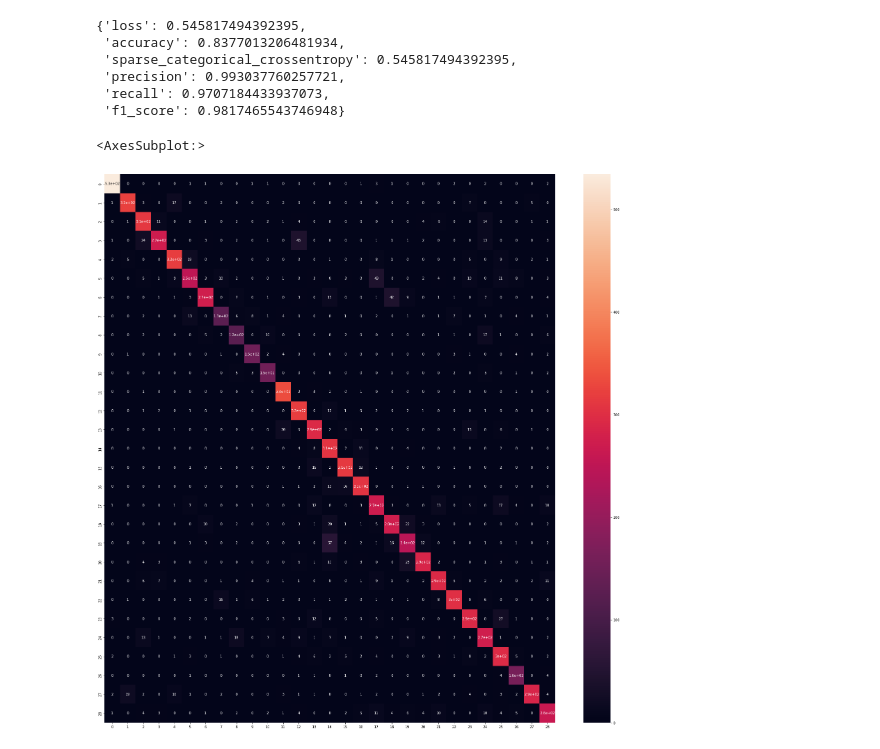
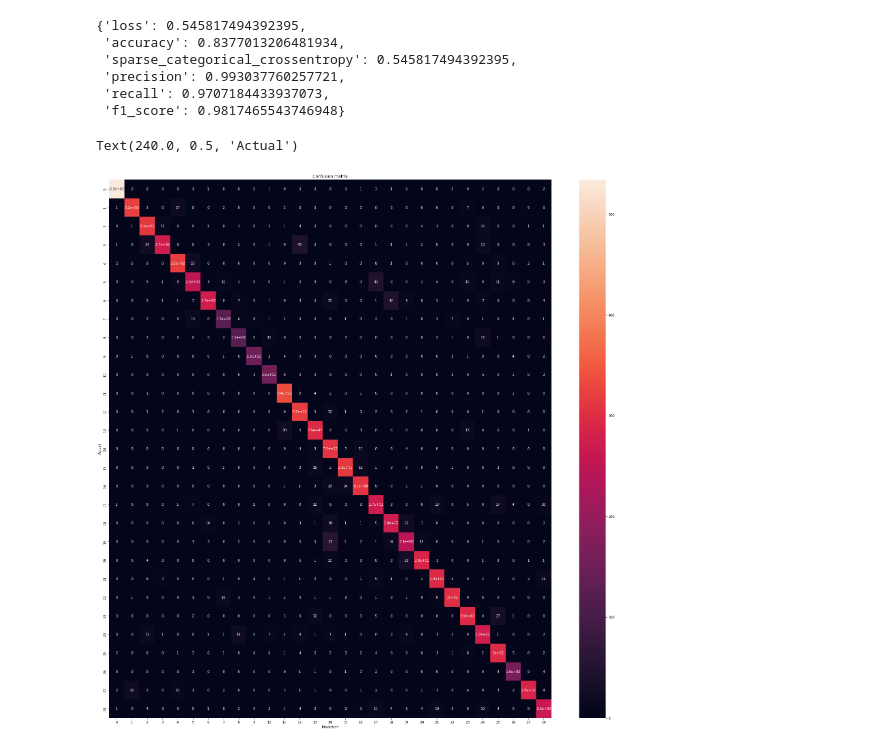
Before and after one commit to vladyslavmakartet/earin_labs, a Jupyter notebook: lab5/task.ipynb, the cells around one changed output. Saved outputs shown, nothing was run; the diff lists cells and outputs as text; code cells hidden in the pictures.

Commit message:
Fixed chart

```diff
--- a/lab5/task.ipynb
+++ b/lab5/task.ipynb
@@ -304,7 +304,10 @@ pred = np.argmax(model.predict(x_test_tf), axis=-1)
 # %%
 cm = tf.math.confusion_matrix(labels=y_test_tf, predictions=pred, num_classes=29)
 plt.figure(figsize = (29, 29))
 sns.heatmap(cm, annot = True)
+plt.title("Confusion matrix")
+plt.xlabel('Prediction')
+plt.ylabel('Actual')
 # %% [output]
-<AxesSubplot:>
+Text(240.0, 0.5, 'Actual')
-[figure, old version]
+[figure, new version]
```
Also changed, not shown: 1 other file.
